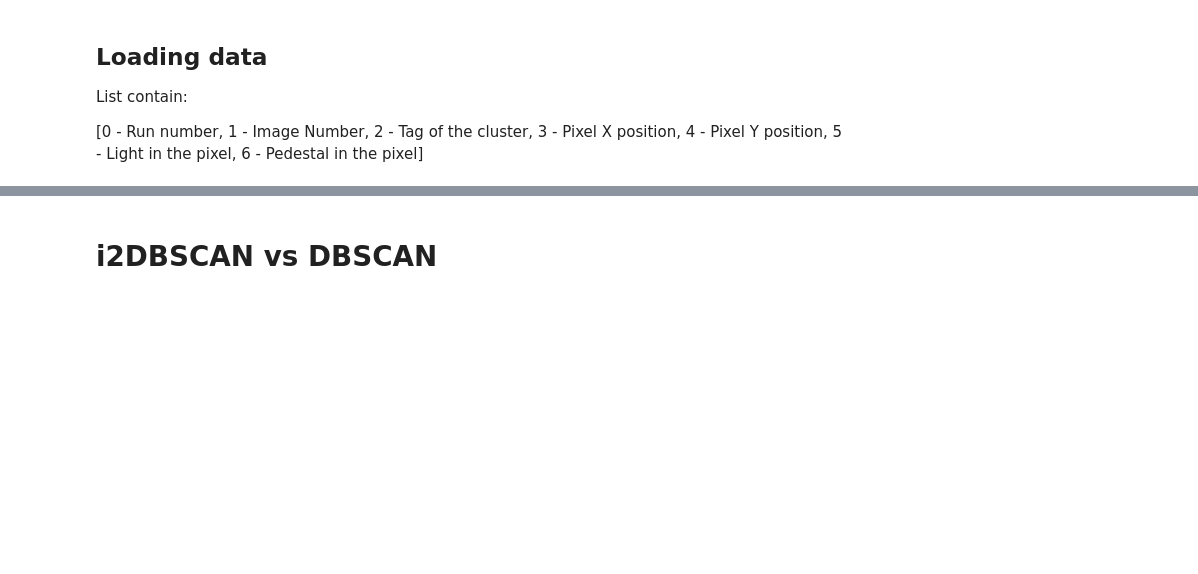
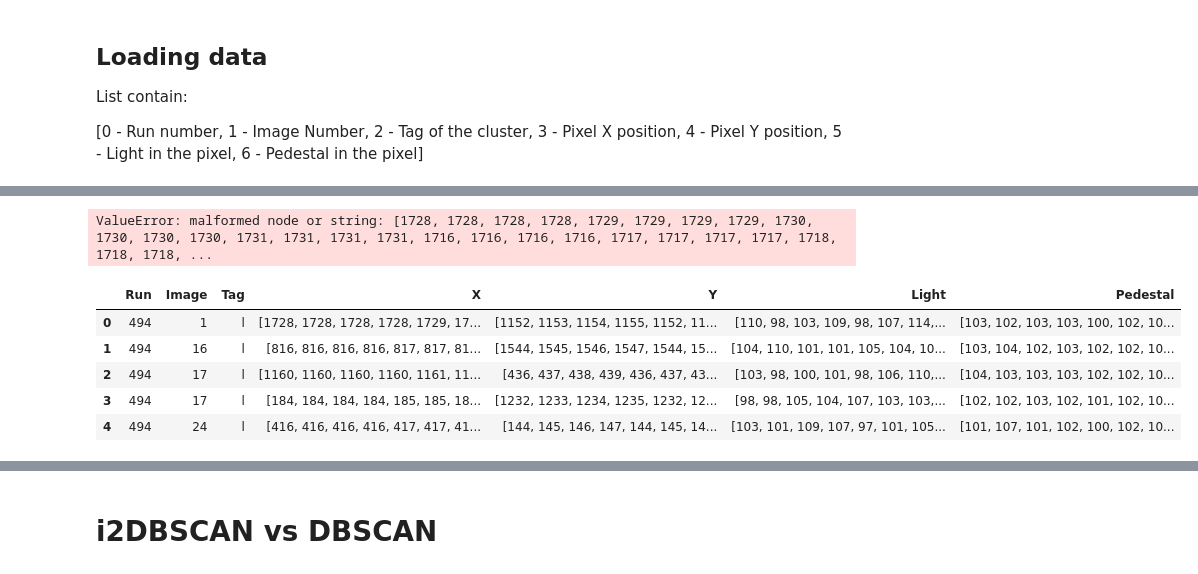
Before and after one commit to igorabritta/cygno, a Jupyter notebook: AlgEvalEff.ipynb, the cells around one changed output, grey strips where cells are left out. Drawn from its saved outputs; the diff is of its cells as text; code cells hidden in the pictures; blank space fills up the shorter version.

```diff
--- a/AlgEvalEff.ipynb
+++ b/AlgEvalEff.ipynb
@@ -64,3 +92,62 @@ dfl.loc[:,'Pedestal'] = dfl.loc[:,'Pedestal'].apply(literal_eval)
+# %%
+tic=time()
+#------------------- Loading File ------------------------------#
+directory = ("./data/")          # Directory of the output file
+filename  = ("toEff_L")            # Name of the output file
+extension = (".csv")             # Extension of the output file
+dataout   = directory + filename + extension # Full path of the output file
+
+dt        = {'Run': np.int64, 'Image': np.int64, 'Tag': np.object, 'X': np.object,
+             'Y': np.object, 'Light': np.object, 'Pedestal': np.object}
+colhead   = ["Run","Image","Tag","X","Y","Light","Pedestal"]
+dfl       = pd.read_csv(dataout,dtype=dt)
+
+def leval(col):
+    return col.apply(literal_eval)
+
+
+nproc = 24
+
+# process the DataFrame by mapping function to each df across the pool
+
+dfl.iloc[:,6]
+for i in range(3,7):
+    dfl.iloc[:,i] = leval(dfl.iloc[:,i])
+
+
+
+# Step 1: Init multiprocessing.Pool()
+pool = mp.Pool(nproc)
+
+dfl.iloc[:,i] = pool.map(leval, [(dfl.iloc[:,i]) for i in range(3,7)])
+
+pool.close()
+
+#dfl.loc[:,'X']        = pool.map(leval,df_split)
+#dfl.loc[:,'Y']        = leval(dfl,'Y')
+#dfl.loc[:,'Light']    = leval(dfl,'Light')
+#dfl.loc[:,'Pedestal'] = leval(dfl,'Pedestal')
+
+
+# close down the pool and join
+pool.close()
+pool.join()
+pool.clear()
+
+
+toc = time()
+print("Loading time: %.2f" % ((toc-tic)/60))
+# %% [output]
+ValueError: malformed node or string: [1728, 1728, 1728, 1728, 1729, 1729, 1729, 1729, 1730, 1730, 1730, 1730, 1731, 1731, 1731, 1731, 1716, 1716, 1716, 1716, 1717, 1717, 1717, 1717, 1718, 1718, 1718, ...
+# %%
+dfl.head()
+# %% [output]
+|  | Run | Image | Tag | X | Y | Light | Pedestal |
+| 0 | 494 | 1 | l | [1728, 1728, 1728, 1728, 1729, 17... | [1152, 1153, 1154, 1155, 1152, 11... | [110, 98, 103, 109, 98, 107, 114,... | [103, 102, 103, 103, 100, 102, 10... |
+| 1 | 494 | 16 | l | [816, 816, 816, 816, 817, 817, 81... | [1544, 1545, 1546, 1547, 1544, 15... | [104, 110, 101, 101, 105, 104, 10... | [103, 104, 102, 103, 102, 102, 10... |
+| 2 | 494 | 17 | l | [1160, 1160, 1160, 1160, 1161, 11... | [436, 437, 438, 439, 436, 437, 43... | [103, 98, 100, 101, 98, 106, 110,... | [104, 103, 103, 103, 102, 102, 10... |
+| 3 | 494 | 17 | l | [184, 184, 184, 184, 185, 185, 18... | [1232, 1233, 1234, 1235, 1232, 12... | [98, 98, 105, 104, 107, 103, 103,... | [102, 102, 103, 102, 101, 102, 10... |
+| 4 | 494 | 24 | l | [416, 416, 416, 416, 417, 417, 41... | [144, 145, 146, 147, 144, 145, 14... | [103, 101, 109, 107, 97, 101, 105... | [101, 107, 101, 102, 100, 102, 10... |
 # %%
 #------------------- Loading File ------------------------------#
 directory = ("./data/")          # Directory of the output file
```
Also changed, not shown: parts of 11 cells of this notebook.
